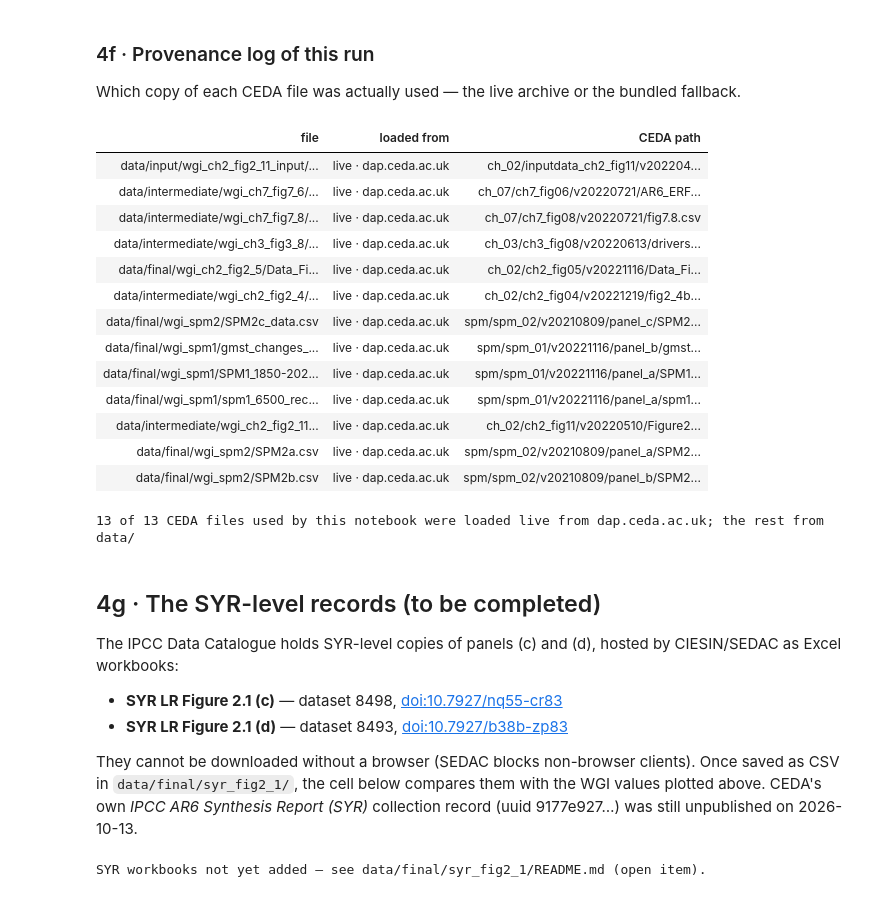
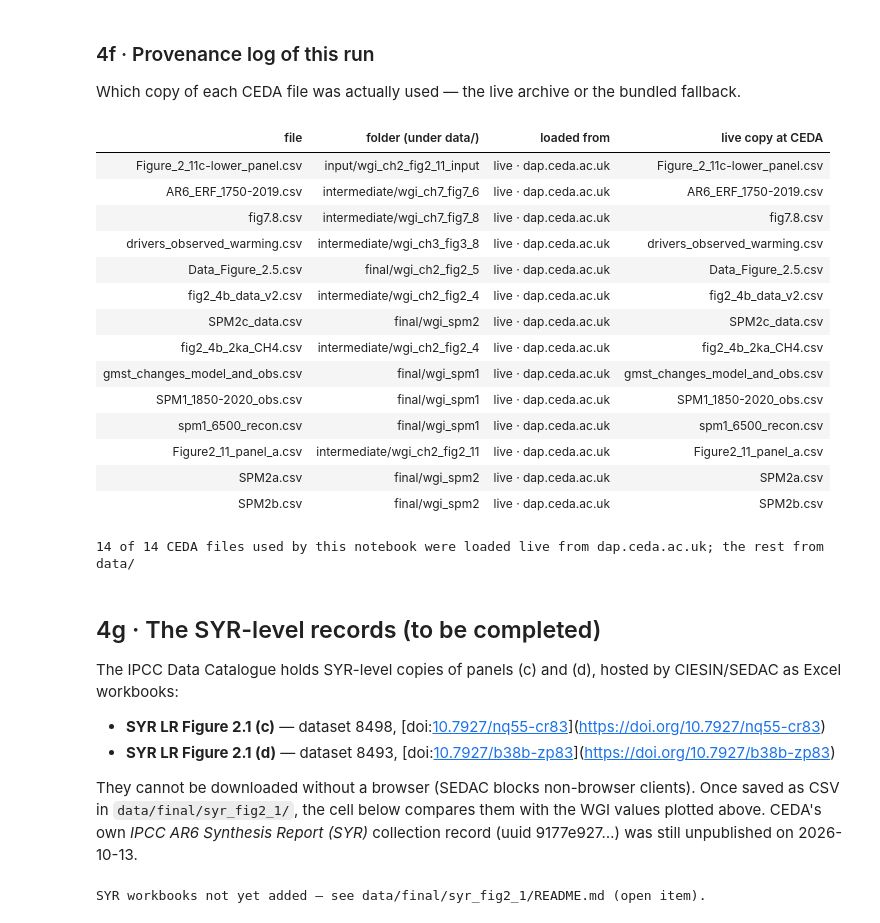
Before and after one commit to IPCC-Expert-Activity-7th-AR/ar6-syr-fig2-1-data-story, a Jupyter notebook: ar6_syr_fig2_1_data_story.ipynb, the cells around one changed output. Cells and saved outputs as stored; diff of their text form; code cells hidden in the pictures.

```diff
--- a/ar6_syr_fig2_1_data_story.ipynb
+++ b/ar6_syr_fig2_1_data_story.ipynb
@@ -550,35 +568,43 @@ plt.show()
 ### 4f · Provenance log of this run
 
 Which copy of each CEDA file was actually used — the live archive or the bundled fallback.
-# %%
-log = pd.DataFrame({"file": list(SOURCE_LOG), "loaded from": list(SOURCE_LOG.values())})
-log["CEDA path"] = [CEDA.get(f, "—") for f in log["file"]]
-display(log.style.hide(axis="index") if hasattr(log, "style") else log)
-n_live = sum(v.startswith("live") for v in SOURCE_LOG.values())
-print(f"{n_live} of {len(SOURCE_LOG)} CEDA files used by this notebook were loaded live from dap.ceda.ac.uk; the rest from data/")
-# %% [output]
-| file | loaded from | CEDA path |
-| data/input/wgi_ch2_fig2_11_input/... | live · dap.ceda.ac.uk | ch_02/inputdata_ch2_fig11/v202204... |
-| data/intermediate/wgi_ch7_fig7_6/... | live · dap.ceda.ac.uk | ch_07/ch7_fig06/v20220721/AR6_ERF... |
-| data/intermediate/wgi_ch7_fig7_8/... | live · dap.ceda.ac.uk | ch_07/ch7_fig08/v20220721/fig7.8.csv |
-| data/intermediate/wgi_ch3_fig3_8/... | live · dap.ceda.ac.uk | ch_03/ch3_fig08/v20220613/drivers... |
-| data/final/wgi_ch2_fig2_5/Data_Fi... | live · dap.ceda.ac.uk | ch_02/ch2_fig05/v20221116/Data_Fi... |
-| data/intermediate/wgi_ch2_fig2_4/... | live · dap.ceda.ac.uk | ch_02/ch2_fig04/v20221219/fig2_4b... |
-| data/final/wgi_spm2/SPM2c_data.csv | live · dap.ceda.ac.uk | spm/spm_02/v20210809/panel_c/SPM2... |
-| data/final/wgi_spm1/gmst_changes_... | live · dap.ceda.ac.uk | spm/spm_01/v20221116/panel_b/gmst... |
-| data/final/wgi_spm1/SPM1_1850-202... | live · dap.ceda.ac.uk | spm/spm_01/v20221116/panel_a/SPM1... |
-| data/final/wgi_spm1/spm1_6500_rec... | live · dap.ceda.ac.uk | spm/spm_01/v20221116/panel_a/spm1... |
-| data/intermediate/wgi_ch2_fig2_11... | live · dap.ceda.ac.uk | ch_02/ch2_fig11/v20220510/Figure2... |
-| data/final/wgi_spm2/SPM2a.csv | live · dap.ceda.ac.uk | spm/spm_02/v20210809/panel_a/SPM2... |
-| data/final/wgi_spm2/SPM2b.csv | live · dap.ceda.ac.uk | spm/spm_02/v20210809/panel_b/SPM2... |
-13 of 13 CEDA files used by this notebook were loaded live from dap.ceda.ac.uk; the rest from data/
+# %%
+from IPython.display import HTML
+rows_html = []
+for f, src in SOURCE_LOG.items():
+    remote = CEDA.get(f)
+    live = f'<a href="{CEDA_DAP}/{remote}" target="_blank">{remote.rsplit("/", 1)[-1]}</a>' if remote else "—"
+    rows_html.append(f"<tr><td>{os.path.basename(f)}</td><td>{os.path.dirname(f).replace('data/', '')}</td>"
+                     f"<td>{src}</td><td>{live}</td></tr>")
+display(HTML('<table style="font-size:0.85em;text-align:left;word-break:break-word">'
+             '<thead><tr><th>file</th><th>folder (under data/)</th><th>loaded from</th><th>live copy at CEDA</th></tr></thead>'
+             '<tbody>' + "".join(rows_html) + '</tbody></table>'))
+n_live = sum(v.startswith("live") for v in SOURCE_LOG.values())
+print(f"{n_live} of {len(SOURCE_LOG)} CEDA files used by this notebook were loaded live from dap.ceda.ac.uk; the rest from data/")
+# %% [output]
+| file | folder (under data/) | loaded from | live copy at CEDA |
+| Figure_2_11c-lower_panel.csv | input/wgi_ch2_fig2_11_input | live · dap.ceda.ac.uk | Figure_2_11c-lower_panel.csv |
+| AR6_ERF_1750-2019.csv | intermediate/wgi_ch7_fig7_6 | live · dap.ceda.ac.uk | AR6_ERF_1750-2019.csv |
+| fig7.8.csv | intermediate/wgi_ch7_fig7_8 | live · dap.ceda.ac.uk | fig7.8.csv |
+| drivers_observed_warming.csv | intermediate/wgi_ch3_fig3_8 | live · dap.ceda.ac.uk | drivers_observed_warming.csv |
+| Data_Figure_2.5.csv | final/wgi_ch2_fig2_5 | live · dap.ceda.ac.uk | Data_Figure_2.5.csv |
+| fig2_4b_data_v2.csv | intermediate/wgi_ch2_fig2_4 | live · dap.ceda.ac.uk | fig2_4b_data_v2.csv |
+| SPM2c_data.csv | final/wgi_spm2 | live · dap.ceda.ac.uk | SPM2c_data.csv |
+| fig2_4b_2ka_CH4.csv | intermediate/wgi_ch2_fig2_4 | live · dap.ceda.ac.uk | fig2_4b_2ka_CH4.csv |
+| gmst_changes_model_and_obs.csv | final/wgi_spm1 | live · dap.ceda.ac.uk | gmst_changes_model_and_obs.csv |
+| SPM1_1850-2020_obs.csv | final/wgi_spm1 | live · dap.ceda.ac.uk | SPM1_1850-2020_obs.csv |
+| spm1_6500_recon.csv | final/wgi_spm1 | live · dap.ceda.ac.uk | spm1_6500_recon.csv |
+| Figure2_11_panel_a.csv | intermediate/wgi_ch2_fig2_11 | live · dap.ceda.ac.uk | Figure2_11_panel_a.csv |
+| SPM2a.csv | final/wgi_spm2 | live · dap.ceda.ac.uk | SPM2a.csv |
+| SPM2b.csv | final/wgi_spm2 | live · dap.ceda.ac.uk | SPM2b.csv |
+14 of 14 CEDA files used by this notebook were loaded live from dap.ceda.ac.uk; the rest from data/
 # %% [markdown]
 ## 4g · The SYR-level records (to be completed)
 
 The IPCC Data Catalogue holds SYR-level copies of panels (c) and (d), hosted by CIESIN/SEDAC as Excel workbooks:
 
-* **SYR LR Figure 2.1 (c)** — dataset 8498, [doi:10.7927/nq55-cr83](https://doi.org/10.7927/nq55-cr83)
-* **SYR LR Figure 2.1 (d)** — dataset 8493, [doi:10.7927/b38b-zp83](https://doi.org/10.7927/b38b-zp83)
+* **SYR LR Figure 2.1 (c)** — dataset 8498, [doi:[10.7927/nq55-cr83](https://doi.org/10.7927/nq55-cr83)](https://doi.org/10.7927/nq55-cr83)
+* **SYR LR Figure 2.1 (d)** — dataset 8493, [doi:[10.7927/b38b-zp83](https://doi.org/10.7927/b38b-zp83)](https://doi.org/10.7927/b38b-zp83)
 
 They cannot be downloaded without a browser (SEDAC blocks non-browser clients). Once saved as CSV in `data/final/syr_fig2_1/`,
 the cell below compares them with the WGI values plotted above. CEDA's own *IPCC AR6 Synthesis Report (SYR)* collection record
```
Also changed, not shown: parts of 11 cells of this notebook, 5 other files.
